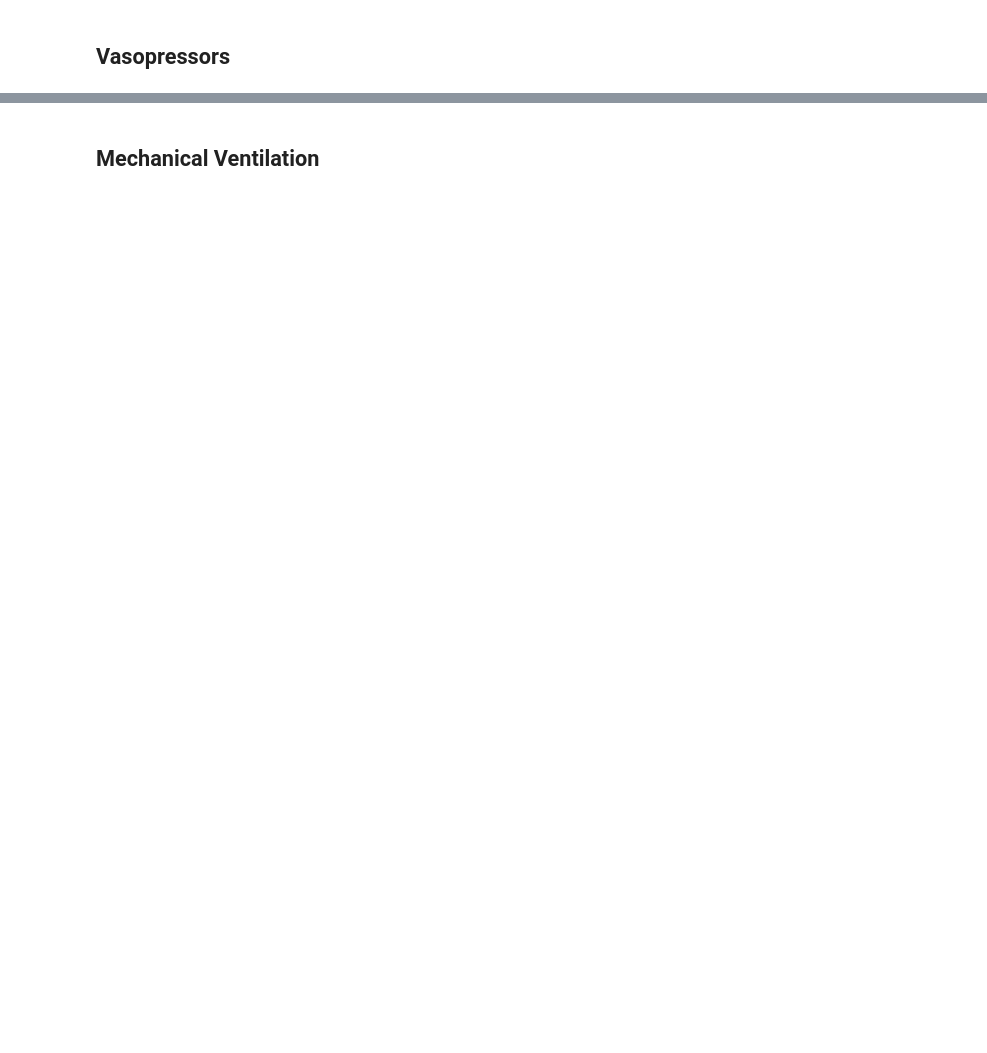
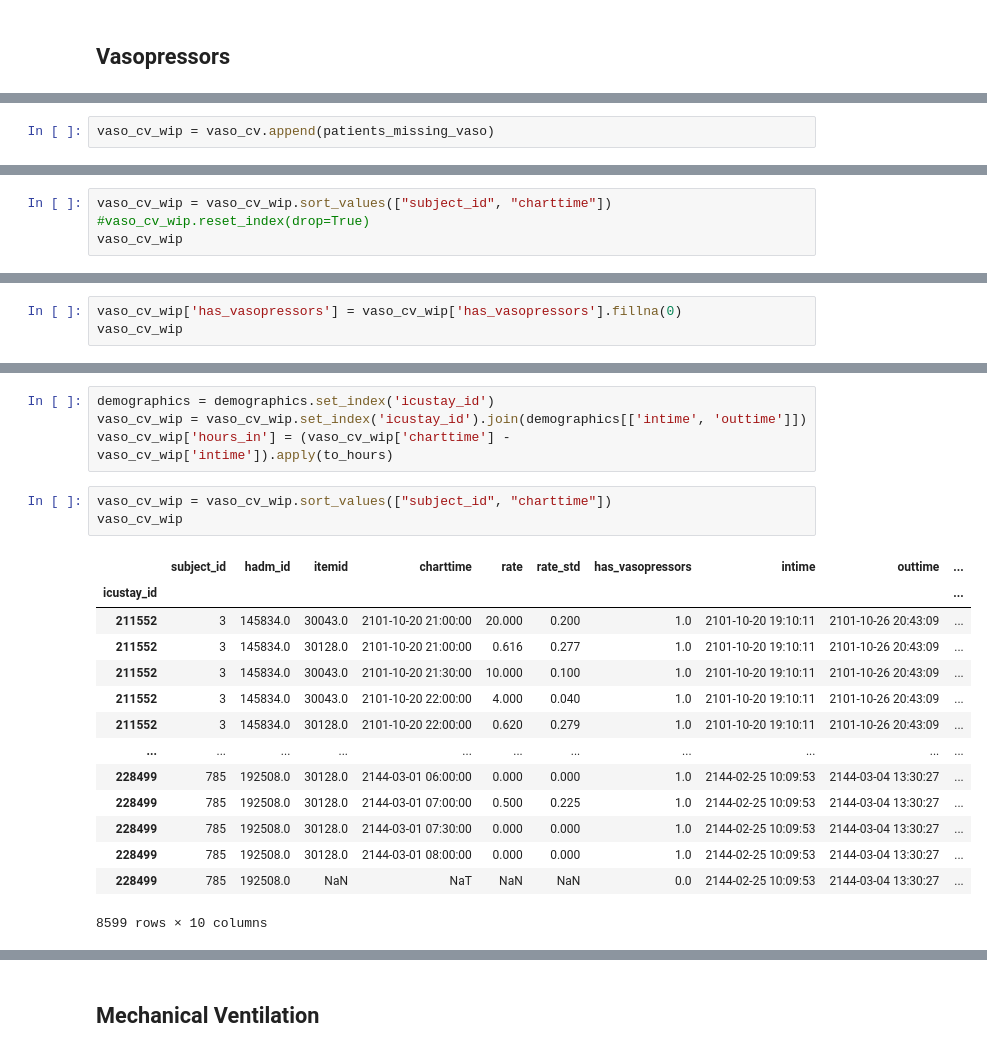
Before and after one commit to MariaBampaAI/patient_clustering_EHR, a Jupyter notebook: WIP_queries_prepro.ipynb, the cells around one changed output, grey strips where cells are left out. Saved outputs shown, nothing was run; the diff lists cells and outputs as text; blank space fills up the shorter version.

```diff
--- a/WIP_queries_prepro.ipynb
+++ b/WIP_queries_prepro.ipynb
@@ -566,0 +259,2 @@ vaso_cv
+# %%
+vaso_cv_wip = vaso_cv.append(patients_missing_vaso)
@@ -566,0 +277,4 @@ vaso_cv
+# %%
+vaso_cv_wip = vaso_cv_wip.sort_values(["subject_id", "charttime"])
+#vaso_cv_wip.reset_index(drop=True)
+vaso_cv_wip
@@ -566,0 +301,3 @@ vaso_cv
+# %%
+vaso_cv_wip['has_vasopressors'] = vaso_cv_wip['has_vasopressors'].fillna(0)
+vaso_cv_wip
@@ -566,0 +318,22 @@ vaso_cv
+# %%
+demographics = demographics.set_index('icustay_id')
+vaso_cv_wip = vaso_cv_wip.set_index('icustay_id').join(demographics[['intime', 'outtime']])
+vaso_cv_wip['hours_in'] = (vaso_cv_wip['charttime'] - vaso_cv_wip['intime']).apply(to_hours)
+# %%
+vaso_cv_wip = vaso_cv_wip.sort_values(["subject_id", "charttime"])
+vaso_cv_wip
+# %% [output]
+|  | subject_id | hadm_id | itemid | charttime | rate | rate_std | has_vasopressors | intime | outtime | ... |
+| icustay_id |  |  |  |  |  |  |  |  |  | ... |
+| 211552 | 3 | 145834.0 | 30043.0 | 2101-10-20 21:00:00 | 20.000 | 0.200 | 1.0 | 2101-10-20 19:10:11 | 2101-10-26 20:43:09 | ... |
+| 211552 | 3 | 145834.0 | 30128.0 | 2101-10-20 21:00:00 | 0.616 | 0.277 | 1.0 | 2101-10-20 19:10:11 | 2101-10-26 20:43:09 | ... |
+| 211552 | 3 | 145834.0 | 30043.0 | 2101-10-20 21:30:00 | 10.000 | 0.100 | 1.0 | 2101-10-20 19:10:11 | 2101-10-26 20:43:09 | ... |
+| 211552 | 3 | 145834.0 | 30043.0 | 2101-10-20 22:00:00 | 4.000 | 0.040 | 1.0 | 2101-10-20 19:10:11 | 2101-10-26 20:43:09 | ... |
+| 211552 | 3 | 145834.0 | 30128.0 | 2101-10-20 22:00:00 | 0.620 | 0.279 | 1.0 | 2101-10-20 19:10:11 | 2101-10-26 20:43:09 | ... |
+| ... | ... | ... | ... | ... | ... | ... | ... | ... | ... | ... |
+| 228499 | 785 | 192508.0 | 30128.0 | 2144-03-01 06:00:00 | 0.000 | 0.000 | 1.0 | 2144-02-25 10:09:53 | 2144-03-04 13:30:27 | ... |
+| 228499 | 785 | 192508.0 | 30128.0 | 2144-03-01 07:00:00 | 0.500 | 0.225 | 1.0 | 2144-02-25 10:09:53 | 2144-03-04 13:30:27 | ... |
+| 228499 | 785 | 192508.0 | 30128.0 | 2144-03-01 07:30:00 | 0.000 | 0.000 | 1.0 | 2144-02-25 10:09:53 | 2144-03-04 13:30:27 | ... |
+| 228499 | 785 | 192508.0 | 30128.0 | 2144-03-01 08:00:00 | 0.000 | 0.000 | 1.0 | 2144-02-25 10:09:53 | 2144-03-04 13:30:27 | ... |
+| 228499 | 785 | 192508.0 | NaN | NaT | NaN | NaN | 0.0 | 2144-02-25 10:09:53 | 2144-03-04 13:30:27 | ... |
+8599 rows × 10 columns
```
Also changed, not shown: parts of 65 cells of this notebook, 2 other files.
